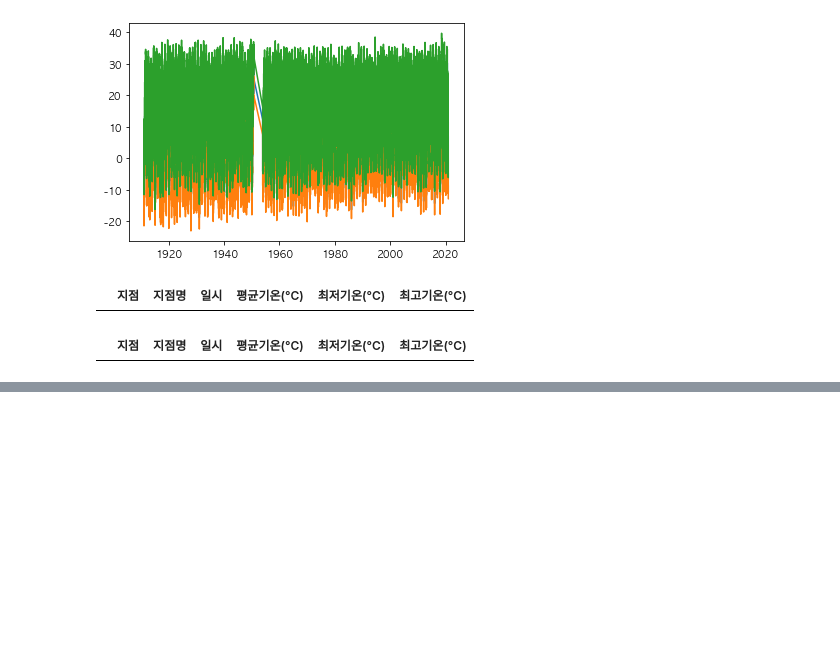
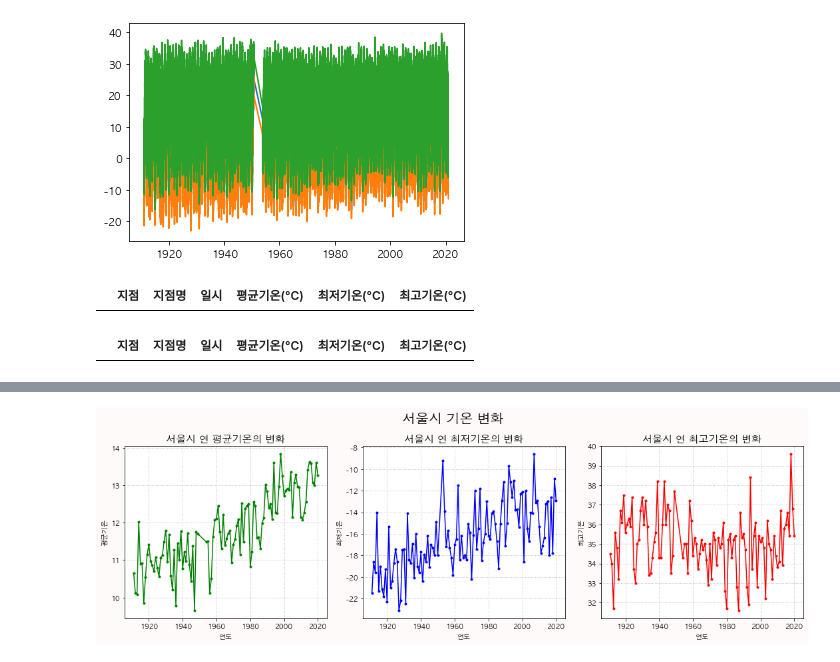
Before and after one commit to limetree-indigo/python-visualization, a Jupyter notebook: 08 서울시 연간 기온변화 시각화/08 서울시 연간 기온변화 분석 및 시각화.ipynb, the cells around one changed output, grey strips where cells are left out. Drawn from its saved outputs; the diff is of its cells as text; code cells hidden in the pictures; blank space fills up the shorter version.

Commit message:
08-5 서울시 연간 평균기온, 최저기온, 최고기온 한눈에 보기

```diff
--- a/08 서울시 연간 기온변화 시각화/08 서울시 연간 기온변화 분석 및 시각화.ipynb
+++ b/08 서울시 연간 기온변화 시각화/08 서울시 연간 기온변화 분석 및 시각화.ipynb
@@ -412,0 +416,29 @@ plt.show()
+# %%
+fig = plt.figure(figsize=(15,5), facecolor='snow')
+plt.subplot(131)
+plt.plot(df_seoul_mean, 'g.-')
+plt.title('서울시 연 평균기온의 변화', size=15)
+plt.xlabel('연도')
+plt.ylabel('평균기온')
+plt.grid(ls=':')
+
+plt.subplot(132)
+plt.plot(df_seoul_min, 'b.-')
+plt.title('서울시 연 최저기온의 변화', size=15)
+plt.xlabel('연도')
+plt.ylabel('최저기온')
+plt.grid(ls=':')
+
+
+plt.subplot(133)
+plt.plot(df_seoul_max, 'r.-')
+plt.title('서울시 연 최고기온의 변화', size=15)
+plt.xlabel('연도')
+plt.ylabel('최고기온')
+plt.grid(ls=':')
+
+fig.suptitle('서울시 기온 변화', size=20, fontweight='bold')
+fig.tight_layout()
+plt.show()
+# %% [output]
+[figure, added]
```
Also changed, not shown: parts of 37 cells of this notebook.
